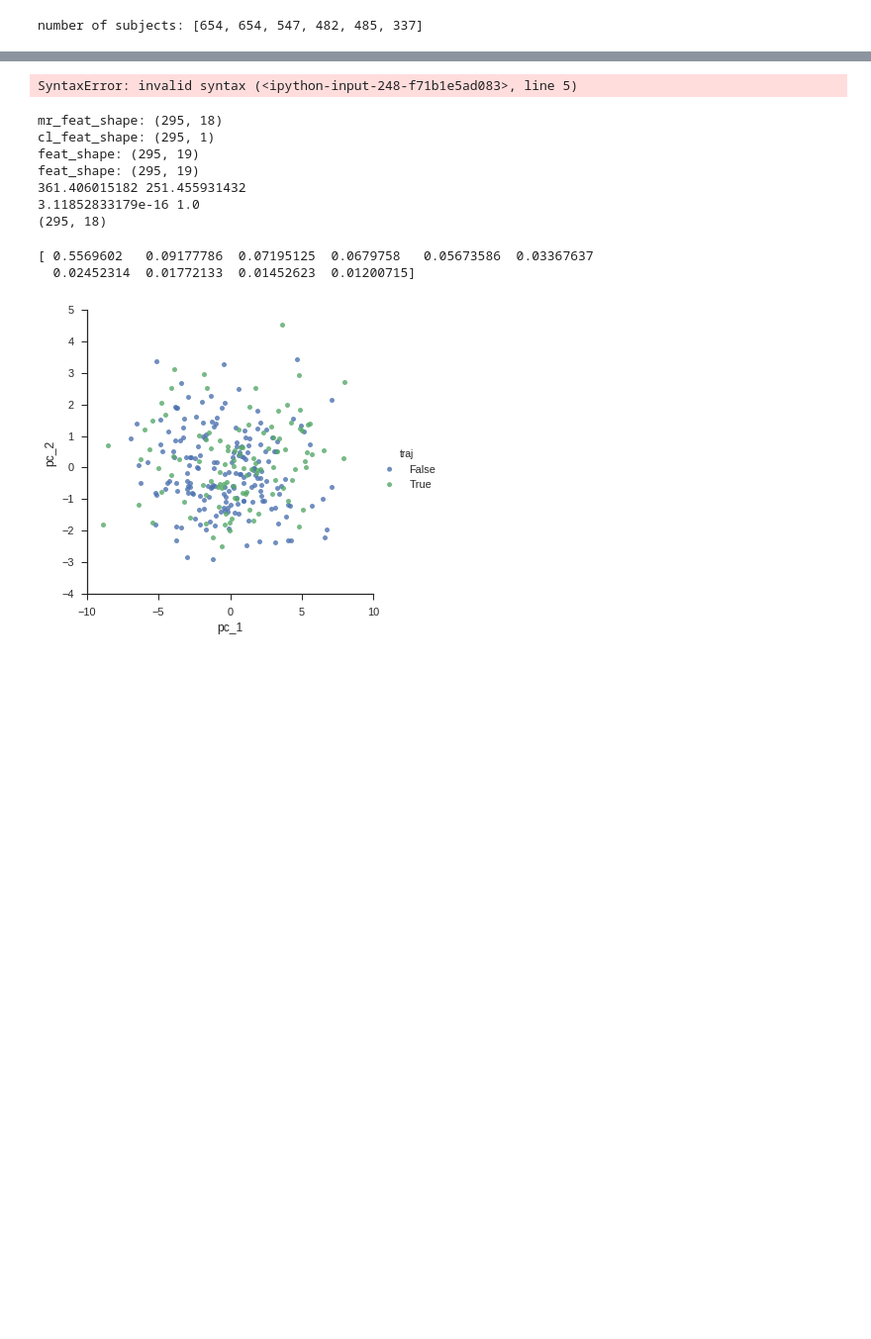
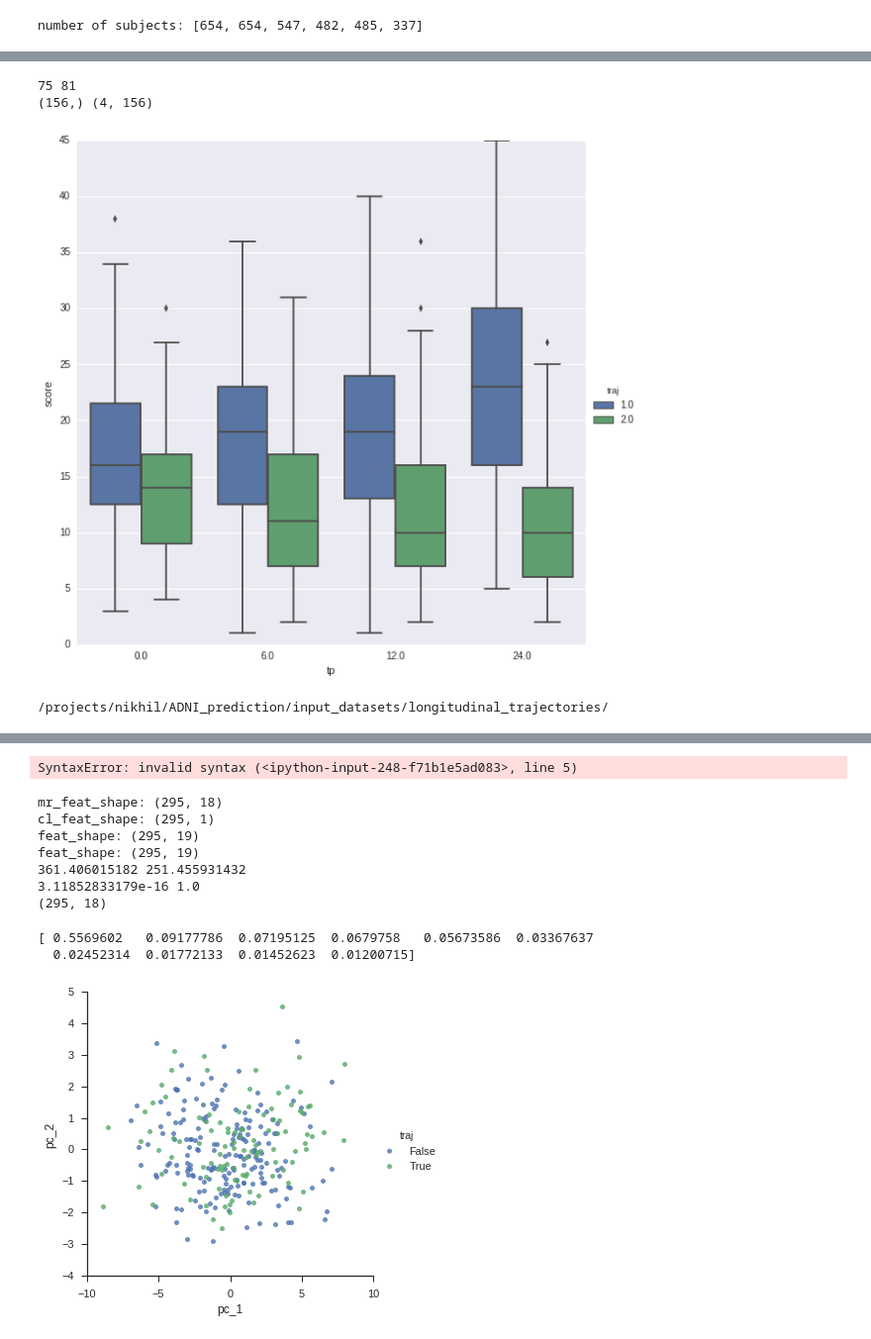
Before and after one commit to TIGRLab/NI-ML, a Jupyter notebook: models/notebooks/ADNI_longitudinal_stats.ipynb, the cells around one changed output, grey strips where cells are left out. Shown at 99% size. Cells and saved outputs as stored; diff of their text form; code cells hidden in the pictures; blank space fills up the shorter version.

Commit message:
Changes to inflate_CV_sets and longitudinal anaylsis scripts

```diff
--- a/models/notebooks/ADNI_longitudinal_stats.ipynb
+++ b/models/notebooks/ADNI_longitudinal_stats.ipynb
@@ -167,0 +216,24 @@ print '# 4 Point abs change: {}'.format(np.sum(test_merge['PointMod4'].values))
+# %%
+import scipy.cluster.hierarchy as sch
+Z = g.dendrogram_col.linkage
+T = sch.fcluster(Z, 2, 'maxclust')
+print np.sum(T==1),np.sum(T==2)
+print T.shape, d.values.shape
+
+tpx, subx = d.values.shape
+score_vec = d.transpose().values.reshape(tpx*subx,1)
+tp_vec = np.tile([0,6,12,24],subx).reshape(tpx*subx,1)
+T_tp = np.repeat(T,4, axis=0).reshape(tpx*subx,1)
+
+df_traj = pd.DataFrame(data = np.hstack((score_vec,tp_vec,T_tp)), columns=['score','tp','traj'])
+sns.set_style("darkgrid")
+ax = sns.factorplot(x="tp", y='score', hue='traj', kind='box', data=df_traj,size=8)
+# %% [output]
+75 81
+(156,) (4, 156)
+[figure, added]
+# %%
+#d.to_csv(baseline_dir+'input_csv/Longitduinal_MCI_ADAS13_traj.csv')
+print baseline_dir
+# %% [output]
+/projects/nikhil/ADNI_prediction/input_datasets/longitudinal_trajectories/
```
Also changed, not shown: parts of 6 cells of this notebook, 9 other files.
